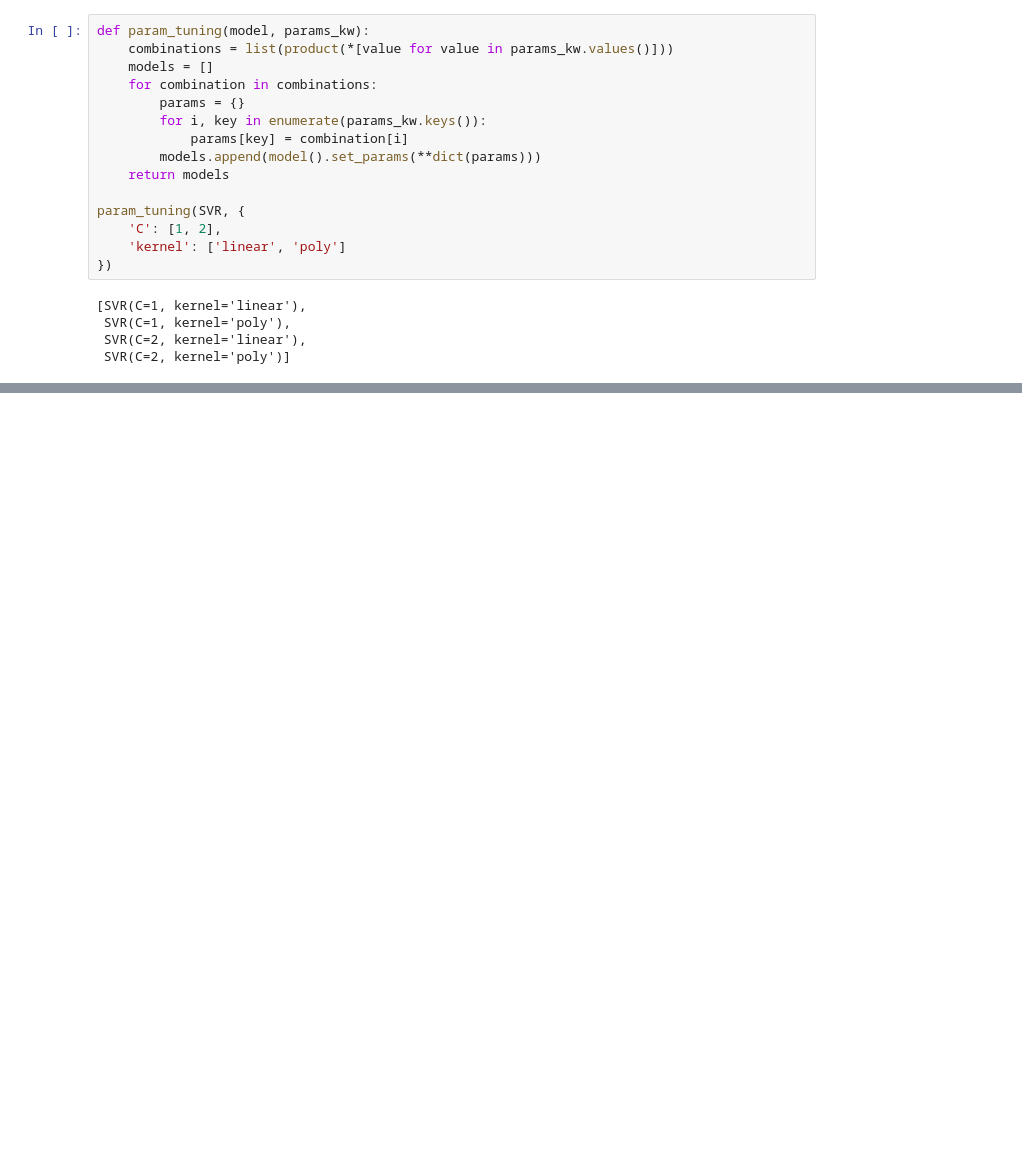
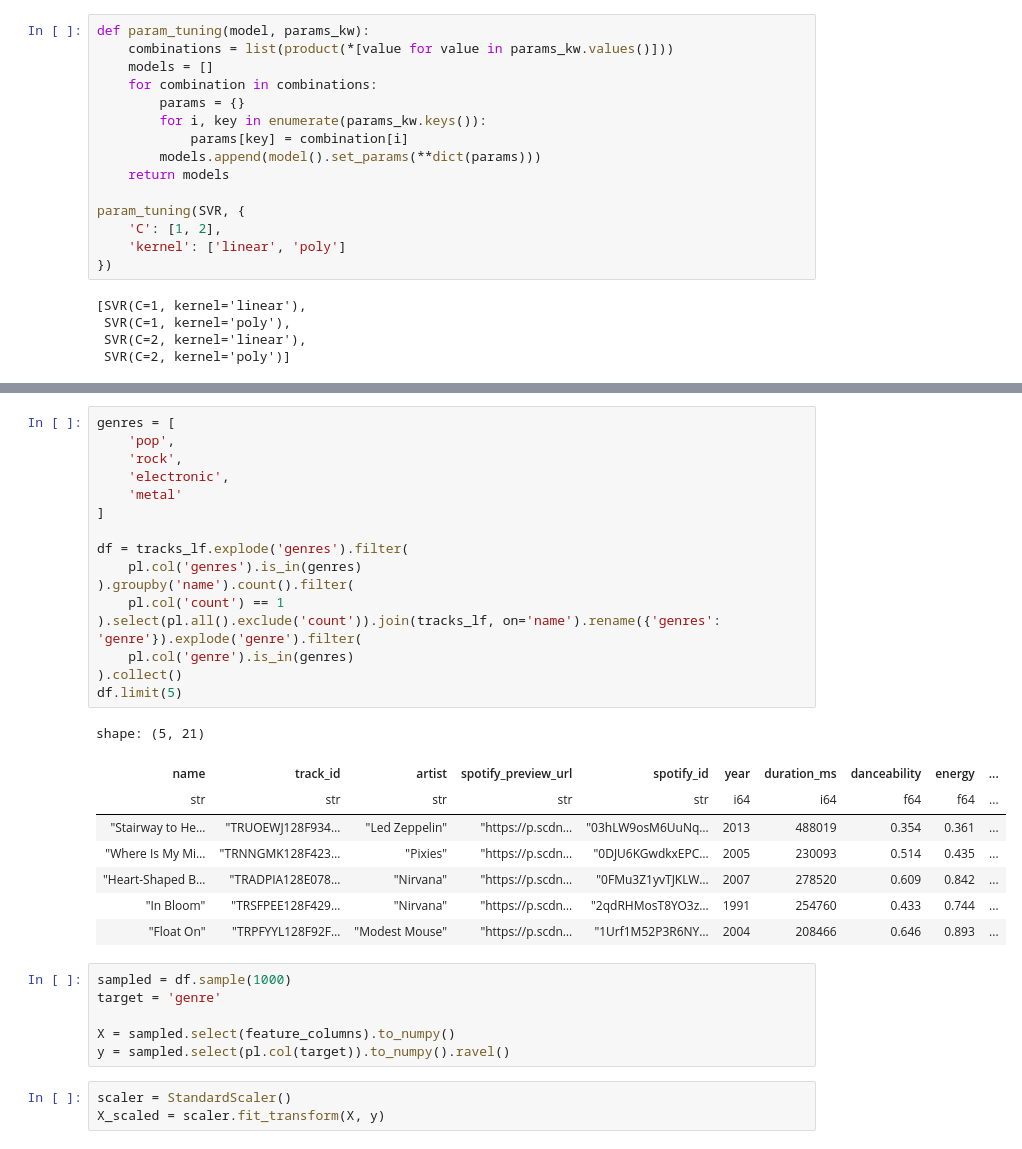
Before and after one commit to panierka/SongsDatabaseAnalysis, a Jupyter notebook: ml.ipynb, the cells around one changed output, grey strips where cells are left out. Cells and saved outputs as stored; diff of their text form; blank space fills up the shorter version.

```diff
--- a/ml.ipynb
+++ b/ml.ipynb
@@ -217,0 +223,34 @@ Regression does not seem to yield results, as the track popularity does not seem
+# %%
+genres = [
+    'pop',
+    'rock',
+    'electronic',
+    'metal'
+]
+
+df = tracks_lf.explode('genres').filter(
+    pl.col('genres').is_in(genres)
+).groupby('name').count().filter(
+    pl.col('count') == 1
+).select(pl.all().exclude('count')).join(tracks_lf, on='name').rename({'genres': 'genre'}).explode('genre').filter(
+    pl.col('genre').is_in(genres)
+).collect()
+df.limit(5)
+# %% [output]
+shape: (5, 21)
+| name | track_id | artist | spotify_preview_url | spotify_id | year | duration_ms | danceability | energy | ... |
+| str | str | str | str | str | i64 | i64 | f64 | f64 | ... |
+| "Stairway to He… | "TRUOEWJ128F934… | "Led Zeppelin" | "https://p.scdn… | "03hLW9osM6UuNq… | 2013 | 488019 | 0.354 | 0.361 | ... |
+| "Where Is My Mi… | "TRNNGMK128F423… | "Pixies" | "https://p.scdn… | "0DJU6KGwdkxEPC… | 2005 | 230093 | 0.514 | 0.435 | ... |
+| "Heart-Shaped B… | "TRADPIA128E078… | "Nirvana" | "https://p.scdn… | "0FMu3Z1yvTJKLW… | 2007 | 278520 | 0.609 | 0.842 | ... |
+| "In Bloom" | "TRSFPEE128F429… | "Nirvana" | "https://p.scdn… | "2qdRHMosT8YO3z… | 1991 | 254760 | 0.433 | 0.744 | ... |
+| "Float On" | "TRPFYYL128F92F… | "Modest Mouse" | "https://p.scdn… | "1Urf1M52P3R6NY… | 2004 | 208466 | 0.646 | 0.893 | ... |
+# %%
+sampled = df.sample(1000)
+target = 'genre'
+
+X = sampled.select(feature_columns).to_numpy()
+y = sampled.select(pl.col(target)).to_numpy().ravel()
+# %%
+scaler = StandardScaler()
+X_scaled = scaler.fit_transform(X, y)
```
Also changed, not shown: parts of 12 cells of this notebook.
